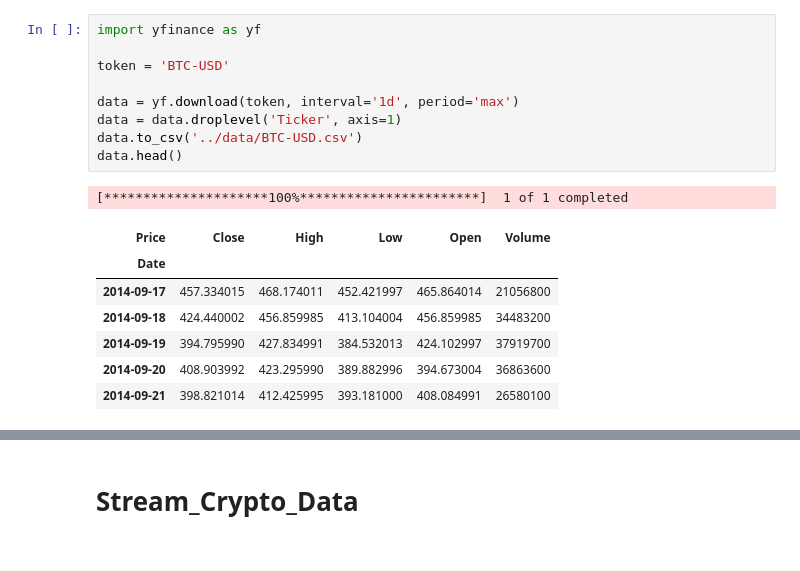
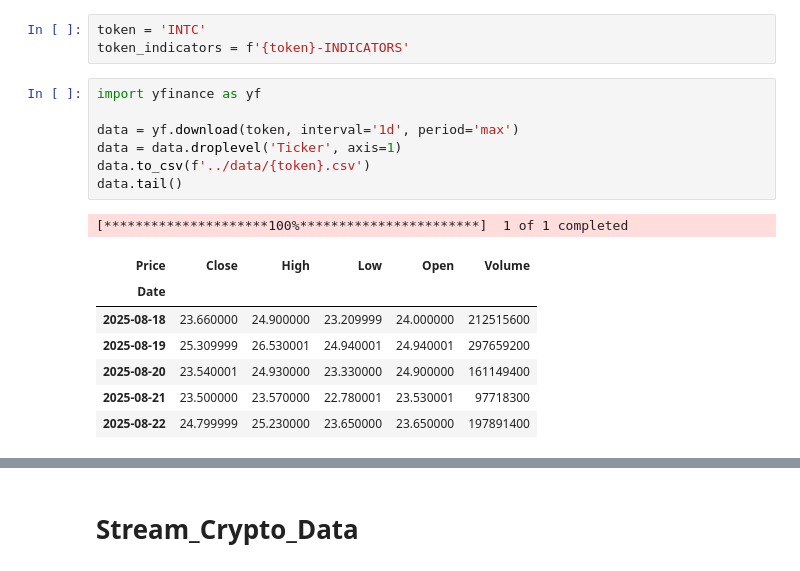
Before and after one commit to Ivo196/Chronos-T5-Large, a Jupyter notebook: models/data.ipynb, the cells around one changed output, grey strips where cells are left out. Drawn from its saved outputs; the diff is of its cells as text.

Commit message:
INTC

```diff
--- a/models/data.ipynb
+++ b/models/data.ipynb
@@ -1,21 +1,22 @@
+# %%
+token = 'INTC'
+token_indicators = f'{token}-INDICATORS'
 # %%
 import yfinance as yf
 
-token = 'BTC-USD'
-
 data = yf.download(token, interval='1d', period='max')
 data = data.droplevel('Ticker', axis=1)
-data.to_csv('../data/BTC-USD.csv')
-data.head()
+data.to_csv(f'../data/{token}.csv')
+data.tail()
 # %% [output]
 [*********************100%***********************]  1 of 1 completed
 | Price | Close | High | Low | Open | Volume |
 | Date |  |  |  |  |  |
-| 2014-09-17 | 457.334015 | 468.174011 | 452.421997 | 465.864014 | 21056800 |
-| 2014-09-18 | 424.440002 | 456.859985 | 413.104004 | 456.859985 | 34483200 |
-| 2014-09-19 | 394.795990 | 427.834991 | 384.532013 | 424.102997 | 37919700 |
-| 2014-09-20 | 408.903992 | 423.295990 | 389.882996 | 394.673004 | 36863600 |
-| 2014-09-21 | 398.821014 | 412.425995 | 393.181000 | 408.084991 | 26580100 |
+| 2025-08-18 | 23.660000 | 24.900000 | 23.209999 | 24.000000 | 212515600 |
+| 2025-08-19 | 25.309999 | 26.530001 | 24.940001 | 24.940001 | 297659200 |
+| 2025-08-20 | 23.540001 | 24.930000 | 23.330000 | 24.900000 | 161149400 |
+| 2025-08-21 | 23.500000 | 23.570000 | 22.780001 | 23.530001 | 97718300 |
+| 2025-08-22 | 24.799999 | 25.230000 | 23.650000 | 23.650000 | 197891400 |
 # %%
 import pandas as pd
 from ta.trend import EMAIndicator, MACD
```
Also changed, not shown: parts of 1 cell of this notebook, 1 other file.
